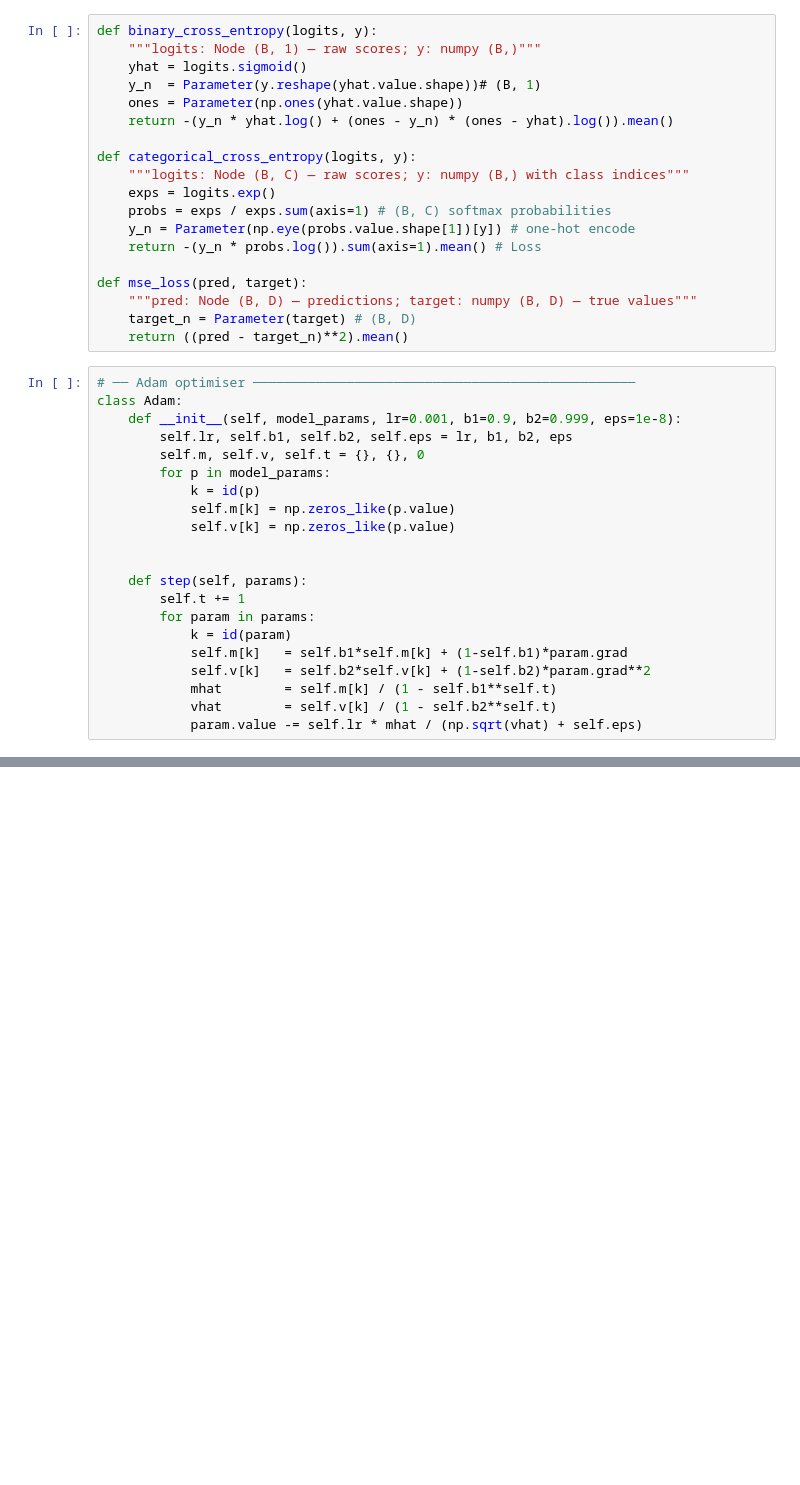
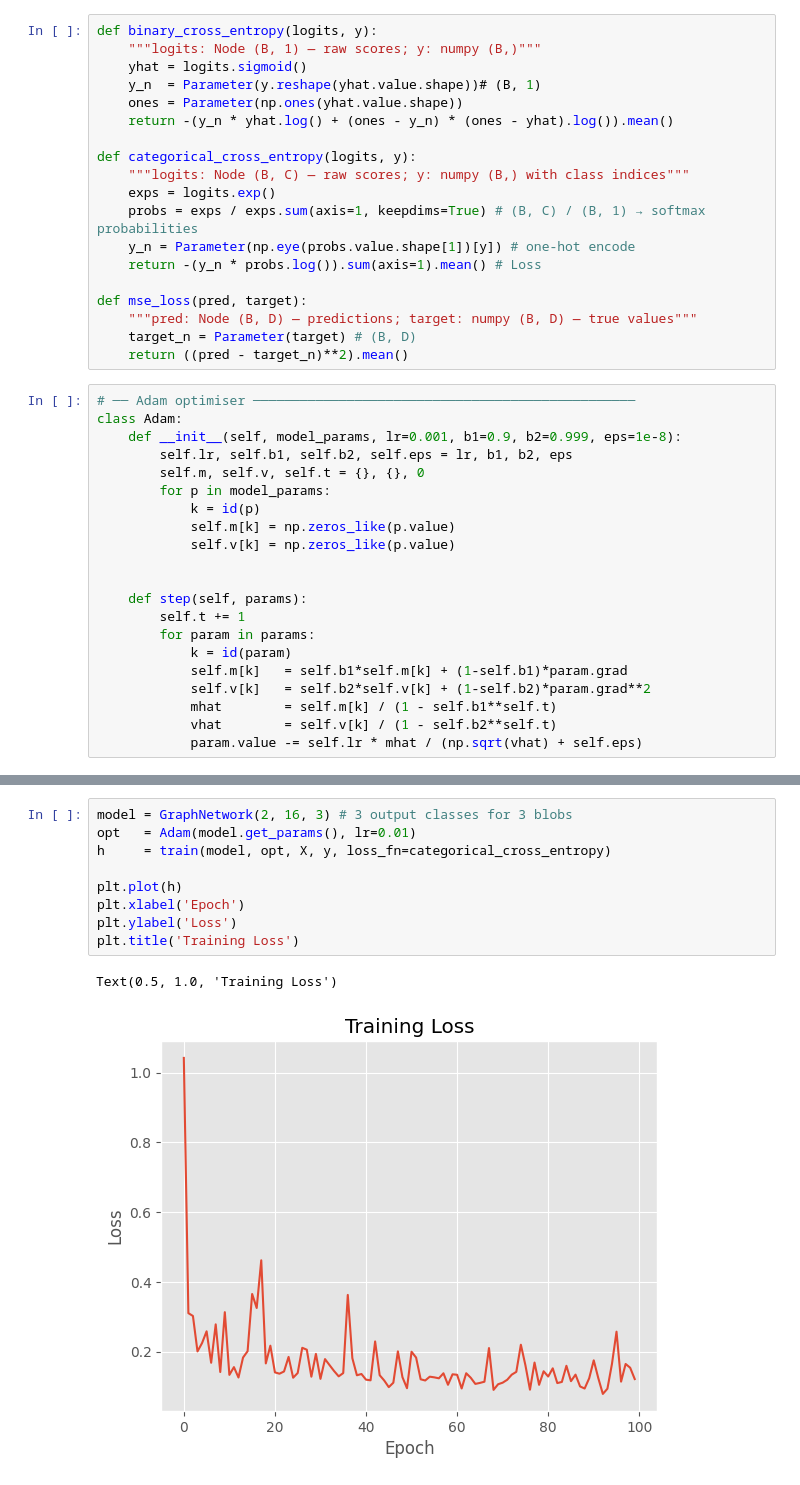
Before and after one commit to Dorian-MB/ML-from-scratch, a Jupyter notebook: nn.ipynb, the cells around one changed output, grey strips where cells are left out. Drawn from its saved outputs; the diff is of its cells as text; blank space fills up the shorter version.

```diff
--- a/nn.ipynb
+++ b/nn.ipynb
@@ -254,7 +271,7 @@ def binary_cross_entropy(logits, y):
 def categorical_cross_entropy(logits, y):
     """logits: Node (B, C) — raw scores; y: numpy (B,) with class indices"""
     exps = logits.exp()
-    probs = exps / exps.sum(axis=1) # (B, C) softmax probabilities
+    probs = exps / exps.sum(axis=1, keepdims=True) # (B, C) / (B, 1) → softmax probabilities
     y_n = Parameter(np.eye(probs.value.shape[1])[y]) # one-hot encode
     return -(y_n * probs.log()).sum(axis=1).mean() # Loss
 
@@ -374,0 +395,12 @@ plt.tight_layout()
+# %%
+model = GraphNetwork(2, 16, 3) # 3 output classes for 3 blobs
+opt   = Adam(model.get_params(), lr=0.01)
+h     = train(model, opt, X, y, loss_fn=categorical_cross_entropy)
+
+plt.plot(h)
+plt.xlabel('Epoch')
+plt.ylabel('Loss')
+plt.title('Training Loss')
+# %% [output]
+Text(0.5, 1.0, 'Training Loss')
+[figure, added]
```
Also changed, not shown: parts of 10 cells of this notebook, 1 other file.
